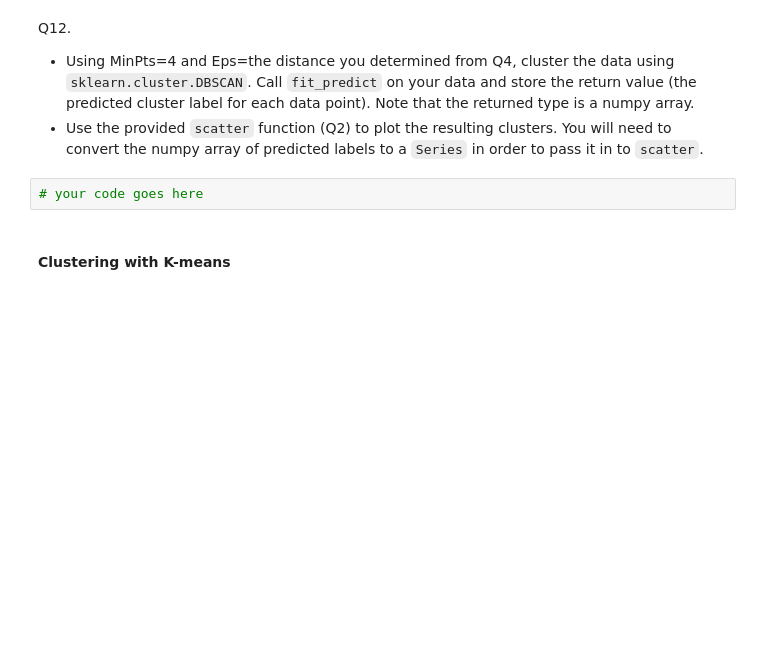
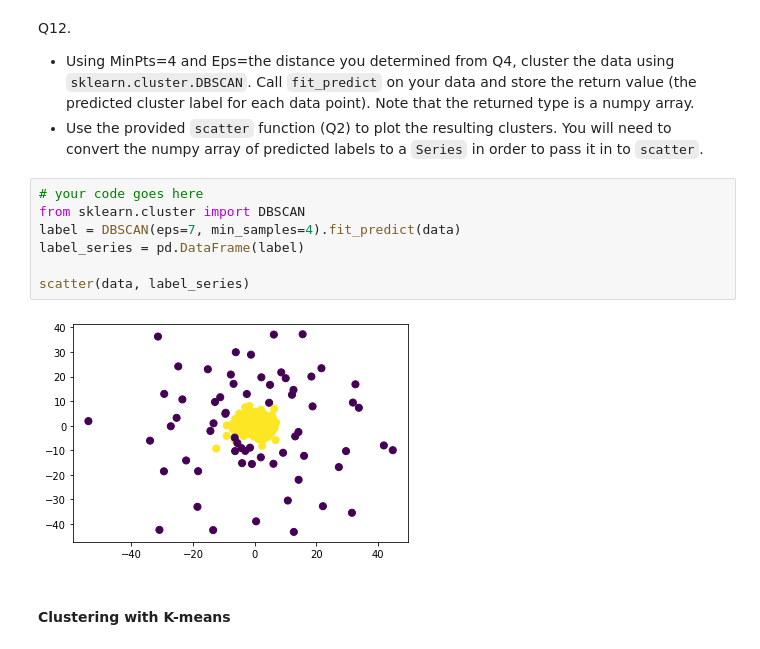
Before and after one commit to Tushar1729-k/clustering, a Jupyter notebook: HW4_Clustering.ipynb, the cells around one changed output. Drawn from its saved outputs; the diff is of its cells as text; blank space fills up the shorter version.

```diff
--- a/HW4_Clustering.ipynb
+++ b/HW4_Clustering.ipynb
@@ -403,8 +398,15 @@ Sklearn considers the distance from the point to itself as the closest neighbor
 Q12.
 * Using MinPts=4 and Eps=the distance you determined from Q4, cluster the data using `sklearn.cluster.DBSCAN`. Call `fit_predict` on your data and store the return value (the predicted cluster label for each data point). Note that the returned type is a numpy array.
 * Use the provided `scatter` function (Q2) to plot the resulting clusters. You will need to convert the numpy array of predicted labels to a `Series` in order to pass it in to `scatter`.
-# %%
-# your code goes here
+# %%
+# your code goes here
+from sklearn.cluster import DBSCAN
+label = DBSCAN(eps=7, min_samples=4).fit_predict(data)
+label_series = pd.DataFrame(label)
+
+scatter(data, label_series)
+# %% [output]
+[figure, added]
 # %% [markdown]
 #### Clustering with K-means
 # %% [markdown]
```
Also changed, not shown: parts of 8 cells of this notebook.
